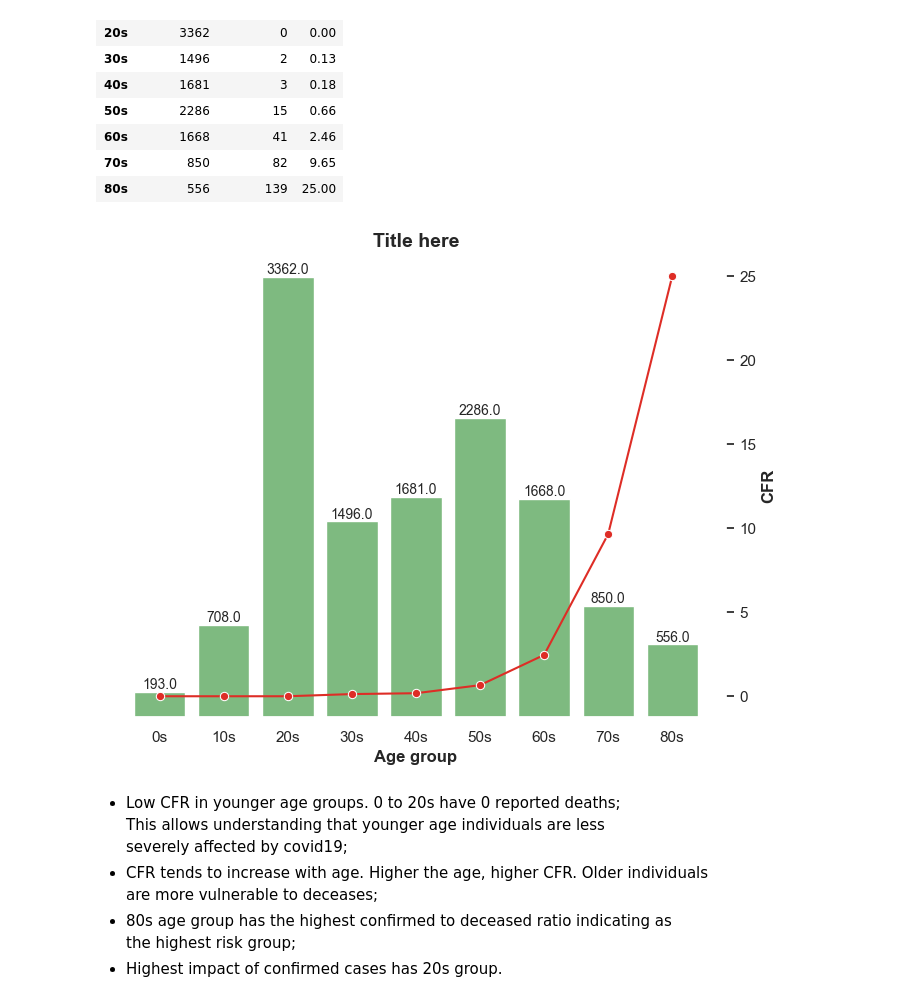
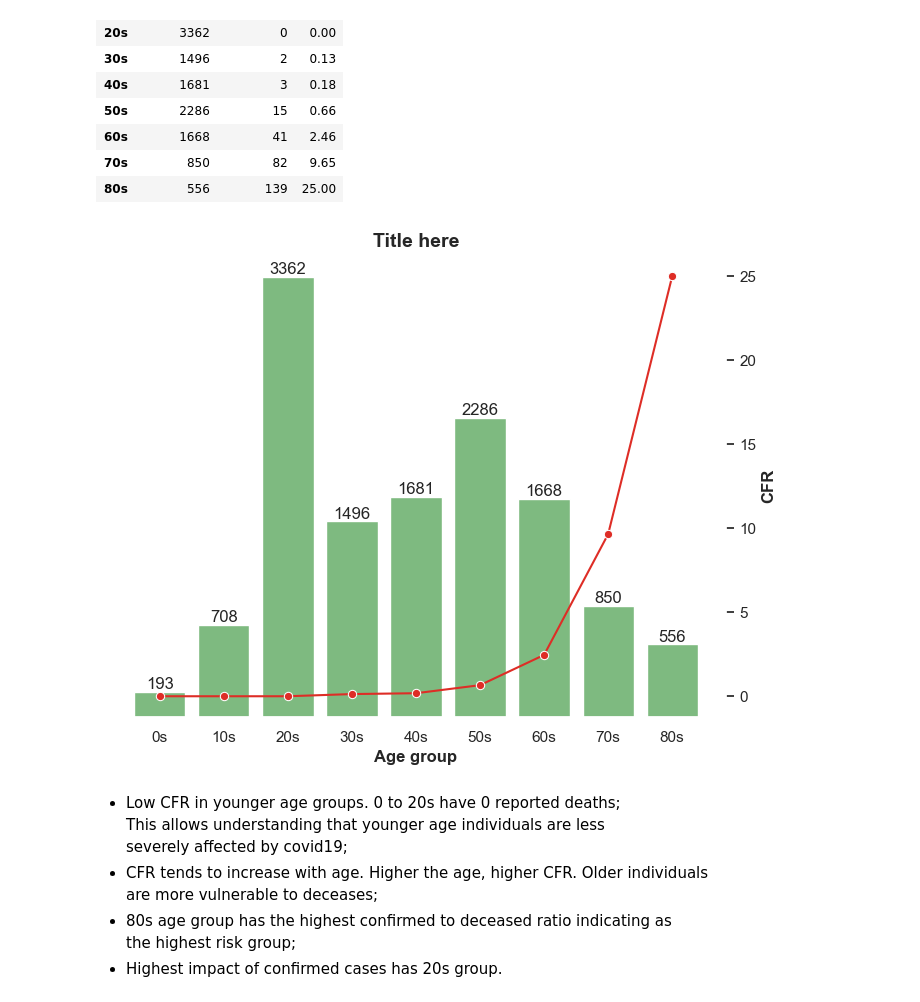
Before and after one commit to ShariYo/Modul1_Sprint4, a Jupyter notebook: project/main.ipynb, the cells around one changed output. Cells and saved outputs as stored; diff of their text form; code cells hidden in the pictures.

```diff
--- a/project/main.ipynb
+++ b/project/main.ipynb
@@ -111,0 +113,3 @@ clean_time_province.head(5)
+# %%
+clean_region = cleaner(region, info=False)
+clean_region.info()
@@ -299,0 +349,4 @@ plt.show()
+# %%
+clean_region_top = clean_region[["province", "elementary_school_count", "university_count", "nursing_home_count"]]
+clean_region_top = clean_region_top[clean_region_top["province"].isin(top_names)]
+clean_region_top
@@ -299,0 +367,3 @@ plt.show()
+# %%
+group_region = clean_region_top.groupby("province").agg({"elementary_school_count":"sum", "university_count":"sum"})
+group_region
@@ -299,0 +378,14 @@ plt.show()
+# %%
+plt.figure(figsize=(8, 6))
+
+sns.set_palette("crest")
+ax = group_region.plot(kind="bar", width=0.8)
+
+for container in ax.containers:
+    ax.bar_label(container)
+ax.axes.get_yaxis().set_visible(False)
+ax.set_frame_on(False)
+plt.xticks(rotation=45)
+plt.tight_layout()
+
+plt.show()
@@ -381,40 +506,30 @@ grouped_age
 # %%
 fig, ax = plt.subplots(figsize=(8, 6))
 
 splot = sns.barplot(data=grouped_age, x="age", y="confirmed", color="#74c476")
 
-def bar_annotations(name):
-    for p in name.patches:
-        name.annotate(format(p.get_height(), ".1f"),
-                    (p.get_x() + p.get_width() / 2., p.get_height()),
-                    ha="center", va="center",
-                    size=10,
-                    xytext=(0, 5),
-                    textcoords="offset points")
-    return p
-
-bar_annotations(splot)
-
+for container in ax.containers:
+    ax.bar_label(container)
 ax.set_yticks([])
 ax.set_ylabel(None)
 ax.set_xlabel("Age group", fontweight="bold")
 ax.set_frame_on(False)
 
 ax2 = ax.twinx()
 
 sns.lineplot(data=grouped_age, x="age", y="cfr", color="#de2d26", marker="o", ax=ax2)
 ax2.grid(False)
 ax2.set_ylabel("CFR", fontweight="bold")
 
 plt.title(
     "Title here",
     size=14,
     fontweight="bold",
     ha="center")
 
 plt.show()
 # %% [output]
-[figure, old version]
+[figure, new version]
 # %% [markdown]
 - Low CFR in younger age groups. 0 to 20s have 0 reported deaths;
 This allows understanding that younger age individuals are less
```
Also changed, not shown: parts of 16 cells of this notebook.
